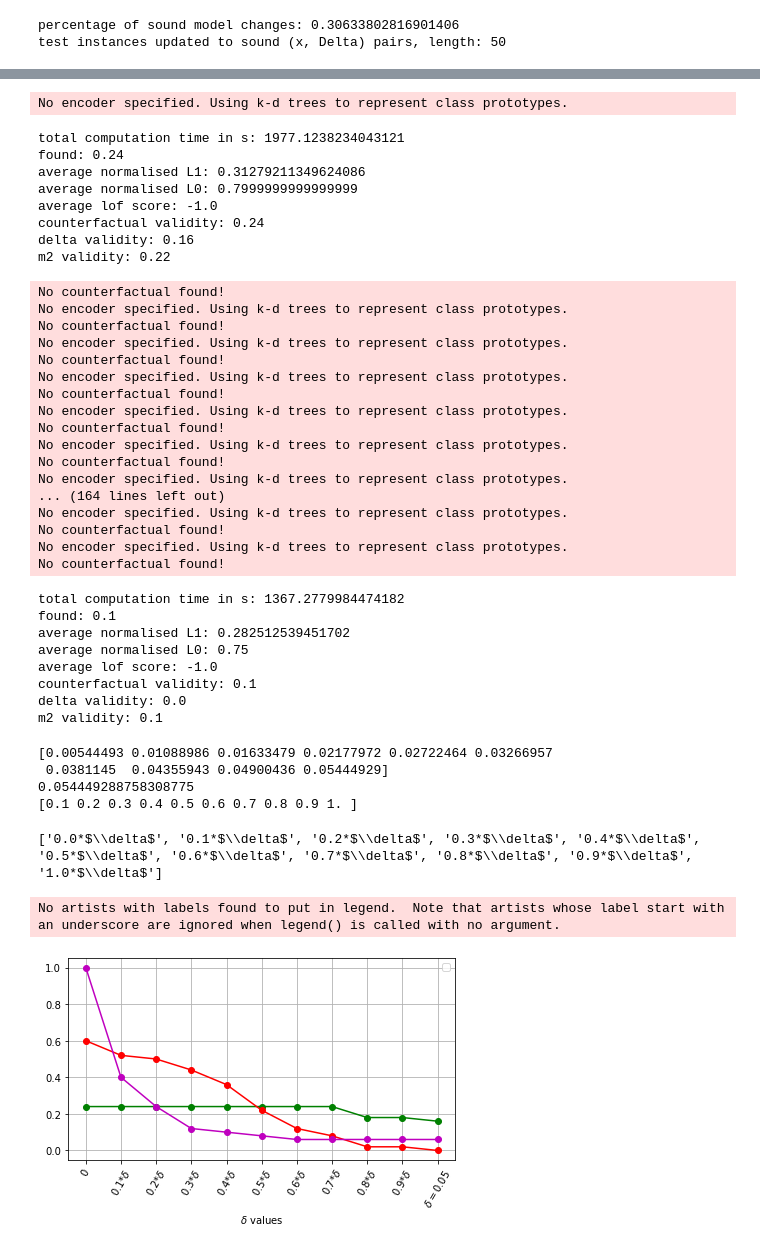
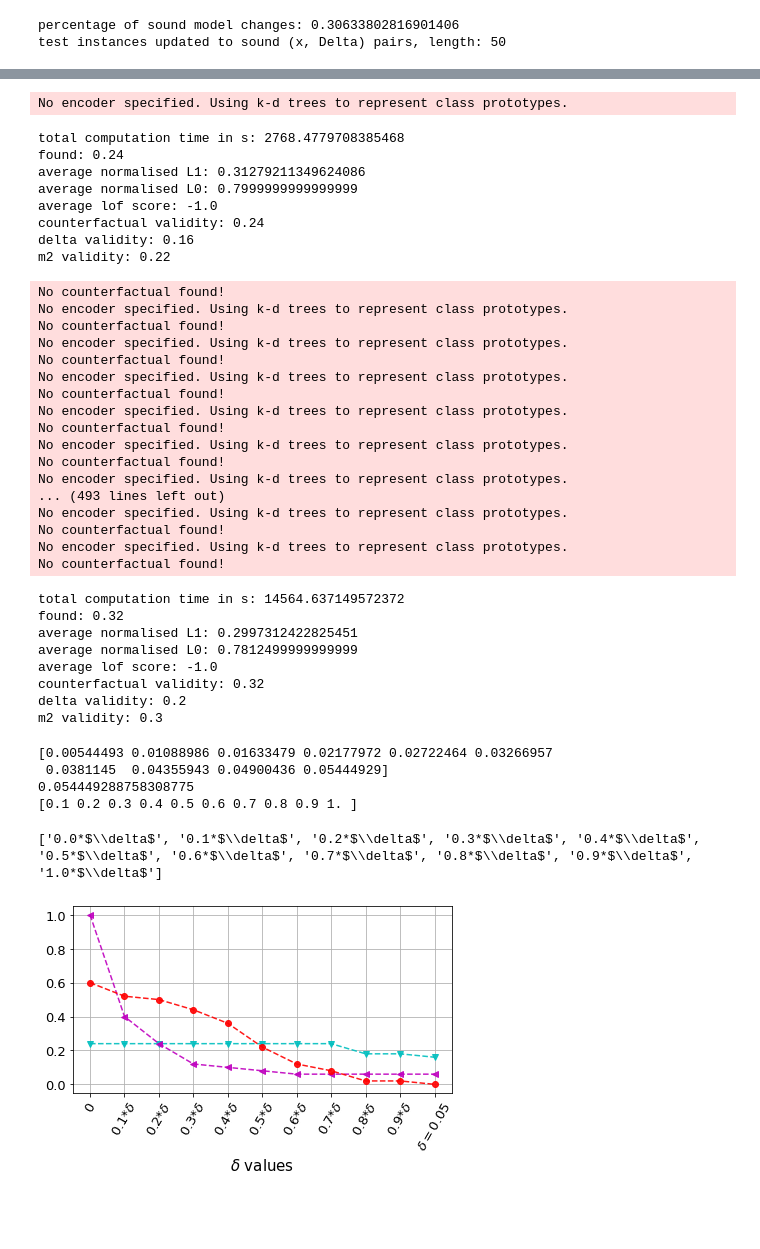
Before and after one commit to junqi-jiang/robust-ce-inn, a Jupyter notebook: expnns/credit.ipynb, the cells around one changed output, grey strips where cells are left out. Cells and saved outputs as stored; diff of their text form; code cells hidden in the pictures; blank space fills up the shorter version.

```diff
--- a/expnns/credit.ipynb
+++ b/expnns/credit.ipynb
@@ -375,6 +287,6 @@ from joblib import dump, load
 clf = load("credit.joblib")
 # %%
-util_exp = UtilExp(clf, Xo, yo, Xn, yn, columns, ordinal_features, discrete_features, continuous_features, preprocessor_old.feature_var_map, gap=0.04, num_test_instances=1000)
+util_exp = UtilExp(clf, Xo, yo, Xn, yn, columns, ordinal_features, discrete_features, continuous_features, preprocessor_old.feature_var_map, gap=0.04, num_test_instances=2000)
 print(util_exp.delta_max)
 print(util_exp.delta_min)
 # %% [output]
@@ -436,8 +350,3 @@ average lof score: 1.0
 counterfactual validity: 0.62
 delta validity: 0.0
 m2 validity: 0.6
-# %%
-# ROAR-robustness-boosted
-roar_ces = util_exp.run_ROAR(labels=(0,), robust=True, lamb1_mul=2)
-util_exp.evaluate_ces(roar_ces)
-# lamb1 *= 4, count 15
@@ -453,10 +356,10 @@ m2 validity: 0.42
 # %%
 # PROTOTYPES
-proto_ces = util_exp.run_proto()
-util_exp.evaluate_ces(proto_ces)
+proto_ces = util_exp.run_proto(theta=10.)
+util_exp.evaluate_ces(proto_ces)#
 # %% [output]
 No encoder specified. Using k-d trees to represent class prototypes.
-total computation time in s: 1977.1238234043121
+total computation time in s: 2768.4779708385468
 found: 0.24
 average normalised L1: 0.31279211349624086
 average normalised L0: 0.7999999999999999
@@ -467,6 +373,6 @@ m2 validity: 0.22
 # %%
 # PROTOTYPES-robustness-boosted
-proto_ces_robust= util_exp.run_proto_robust(proto_ces)
+proto_ces_robust= util_exp.run_proto_robust(theta=10.)
 util_exp.evaluate_ces(proto_ces_robust)
 # %% [output]
 No counterfactual found!
@@ -481,16 +387,16 @@ No counterfactual found!
 No encoder specified. Using k-d trees to represent class prototypes.
 No counterfactual found!
 No encoder specified. Using k-d trees to represent class prototypes.
-... (164 lines left out)
+... (493 lines left out)
 No encoder specified. Using k-d trees to represent class prototypes.
 No counterfactual found!
 No encoder specified. Using k-d trees to represent class prototypes.
 No counterfactual found!
-total computation time in s: 1367.2779984474182
-found: 0.1
-average normalised L1: 0.282512539451702
-average normalised L0: 0.75
+total computation time in s: 14564.637149572372
+found: 0.32
+average normalised L1: 0.2997312422825451
+average normalised L0: 0.7812499999999999
 average lof score: -1.0
-counterfactual validity: 0.1
-delta validity: 0.0
-m2 validity: 0.1
+counterfactual validity: 0.32
+delta validity: 0.2
+m2 validity: 0.3
@@ -505,6 +414,12 @@ print(plot_x)
  0.0381145  0.04355943 0.04900436 0.05444929]
 0.054449288758308775
 [0.1 0.2 0.3 0.4 0.5 0.6 0.7 0.8 0.9 1. ]
+# %%
+plot_x = [str(i) + "*$\delta$" for i in np.round(np.arange(0., 1.00001, 0.1), 1)]
+print(plot_x)
+plot_x_num = np.round(np.arange(0, 1.00001, 0.1), 1)
+# %% [output]
+['0.0*$\\delta$', '0.1*$\\delta$', '0.2*$\\delta$', '0.3*$\\delta$', '0.4*$\\delta$', '0.5*$\\delta$', '0.6*$\\delta$', '0.7*$\\delta$', '0.8*$\\delta$', '0.9*$\\delta$', '1.0*$\\delta$']
 # %%
 def evaluate_ces_validity_plot(test_instances, ces, target_delta=0.05):
     deltas = np.concatenate((np.array([0]),np.arange(target_delta/10, target_delta*1.01, target_delta/10)))
@@ -531,30 +449,26 @@ delta_vals_proto = evaluate_ces_validity_plot(util_exp.test_instances, proto_ces
-# %%
-plot_x = [str(i) + "*$\delta$" for i in np.round(np.arange(0., 1.00001, 0.1), 1)]
-print(plot_x)
-plot_x_num = np.round(np.arange(0, 1.00001, 0.1), 1)
-# %% [output]
-['0.0*$\\delta$', '0.1*$\\delta$', '0.2*$\\delta$', '0.3*$\\delta$', '0.4*$\\delta$', '0.5*$\\delta$', '0.6*$\\delta$', '0.7*$\\delta$', '0.8*$\\delta$', '0.9*$\\delta$', '1.0*$\\delta$']
 # %%
 fig, ax = plt.subplots()
-ax.plot(plot_x_num, delta_vals_proto, "go-")#, label="PROTO")
-ax.plot(plot_x_num, delta_vals_roar, "ro-")#, label="ROAR")
-ax.plot(plot_x_num, delta_vals_ours_non_rob, "mo-")#, label="MILP")
+ax.plot(plot_x_num, delta_vals_proto, "cv--", label="PROTO", alpha=0.9)
+ax.plot(plot_x_num, delta_vals_ours_non_rob, "m<--", label="MILP", alpha=0.9)
+ax.plot(plot_x_num, delta_vals_roar, "ro--", label="ROAR", alpha=0.9)
 ax.set_xticks(np.arange(0., 1.01, 0.1))
 labels = [item.get_text() for item in ax.get_xticklabels()]
 for i in range(len(labels)):
     labels[i] = plot_x[i]
     if i == len(labels) - 1:
         labels[i] = "$\delta=$" + str(np.round(util_exp.delta_min, 2))
     if i == 0:
         labels[i] = str(0)
-ax.set_xticklabels(labels)
+ax.set_xticklabels(labels, fontsize=13)
+ylabels = [0.0, 0.2, 0.4, 0.6, 0.8, 1.0]
+ax.set_yticks(ylabels)
+ax.set_yticklabels(ylabels, fontsize=13)
 ax.grid()
-ax.legend()
+#ax.legend()
 plt.xticks(rotation=60)
-#ax.set_ylabel("$\delta$-validity")
-ax.set_xlabel("$\delta$ values")
+#ax.set_ylabel("$\Delta$-validity", fontsize=15)
+ax.set_xlabel("$\delta$ values", fontsize=15)
 fig.tight_layout()
 fig.savefig("./plots/delta-val-credit.png", dpi=300)
 # %% [output]
-No artists with labels found to put in legend.  Note that artists whose label start with an underscore are ignored when legend() is called with no argument.
-[figure, old version]
+[figure, new version]
```
Also changed, not shown: parts of 20 cells of this notebook, 51 other files.
